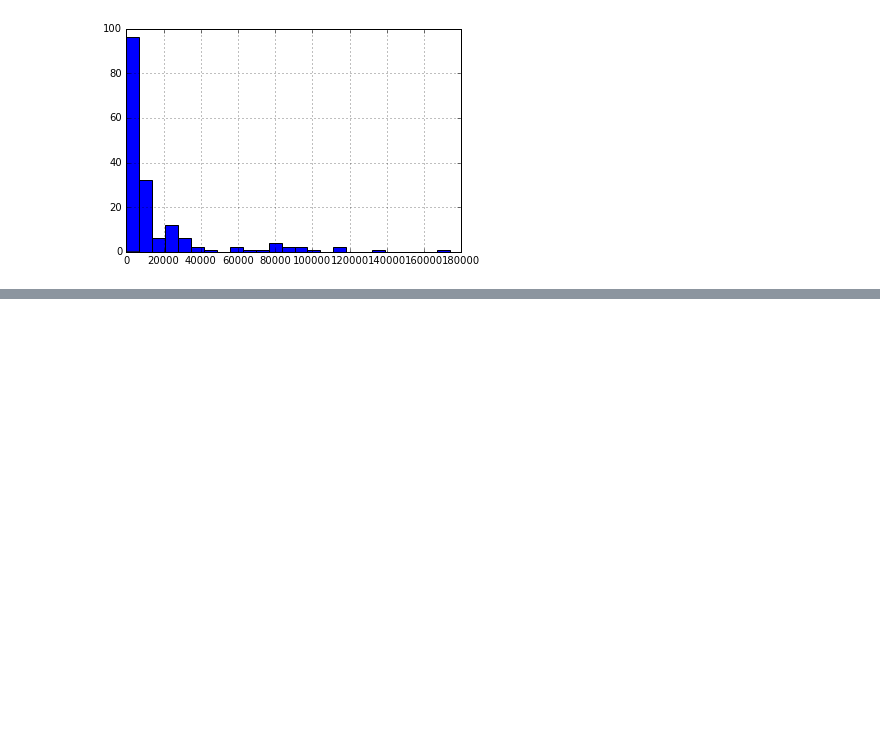
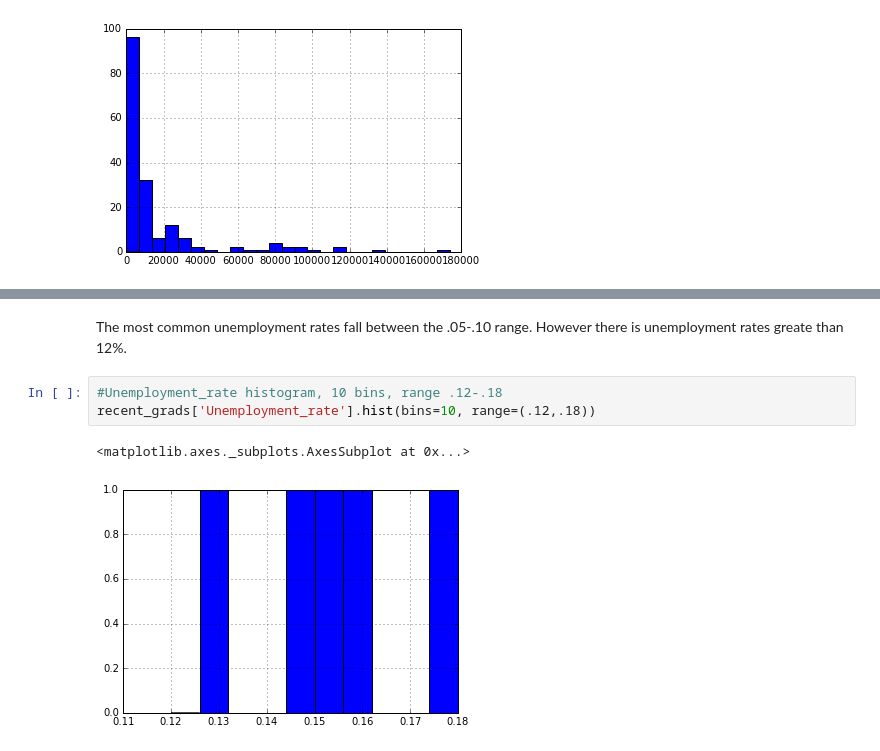
Before and after one commit to nkalpaxis/Visualizing_Earnings_Based_On_College_Majors, a Jupyter notebook: Visualizing_earnings_based_on_college_majors.ipynb, the cells around one changed output, grey strips where cells are left out. Drawn from its saved outputs; the diff is of its cells as text; blank space fills up the shorter version.

```diff
--- a/Visualizing_earnings_based_on_college_majors.ipynb
+++ b/Visualizing_earnings_based_on_college_majors.ipynb
@@ -305,0 +322,8 @@ Name: Men, dtype: float64
+# %% [markdown]
+The most common unemployment rates fall between the .05-.10 range. However there is unemployment rates greate than 12%.
+# %%
+#Unemployment_rate histogram, 10 bins, range .12-.18
+recent_grads['Unemployment_rate'].hist(bins=10, range=(.12,.18))
+# %% [output]
+<matplotlib.axes._subplots.AxesSubplot at 0x...>
+[figure, added]
```
Also changed, not shown: parts of 23 cells of this notebook.
